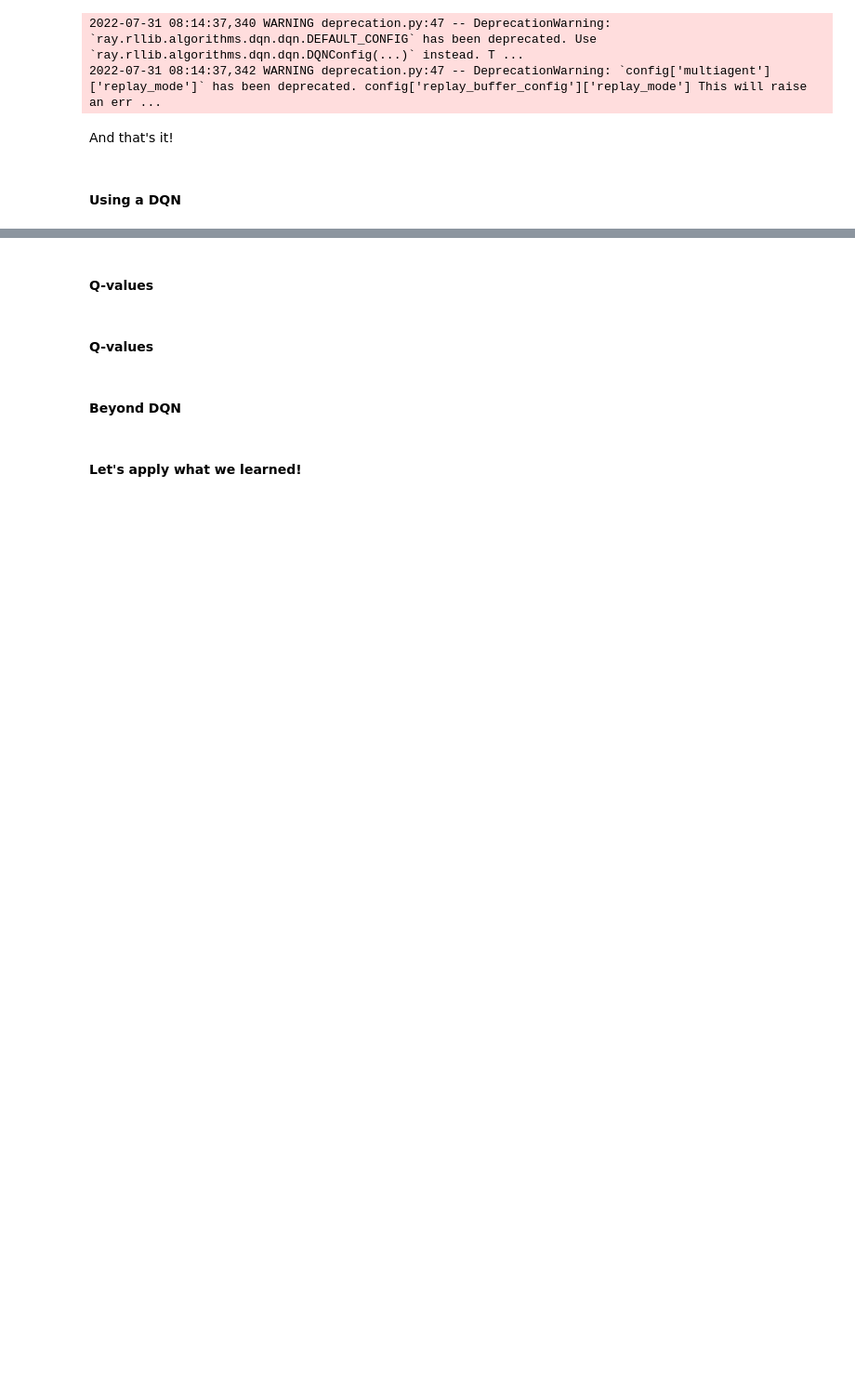
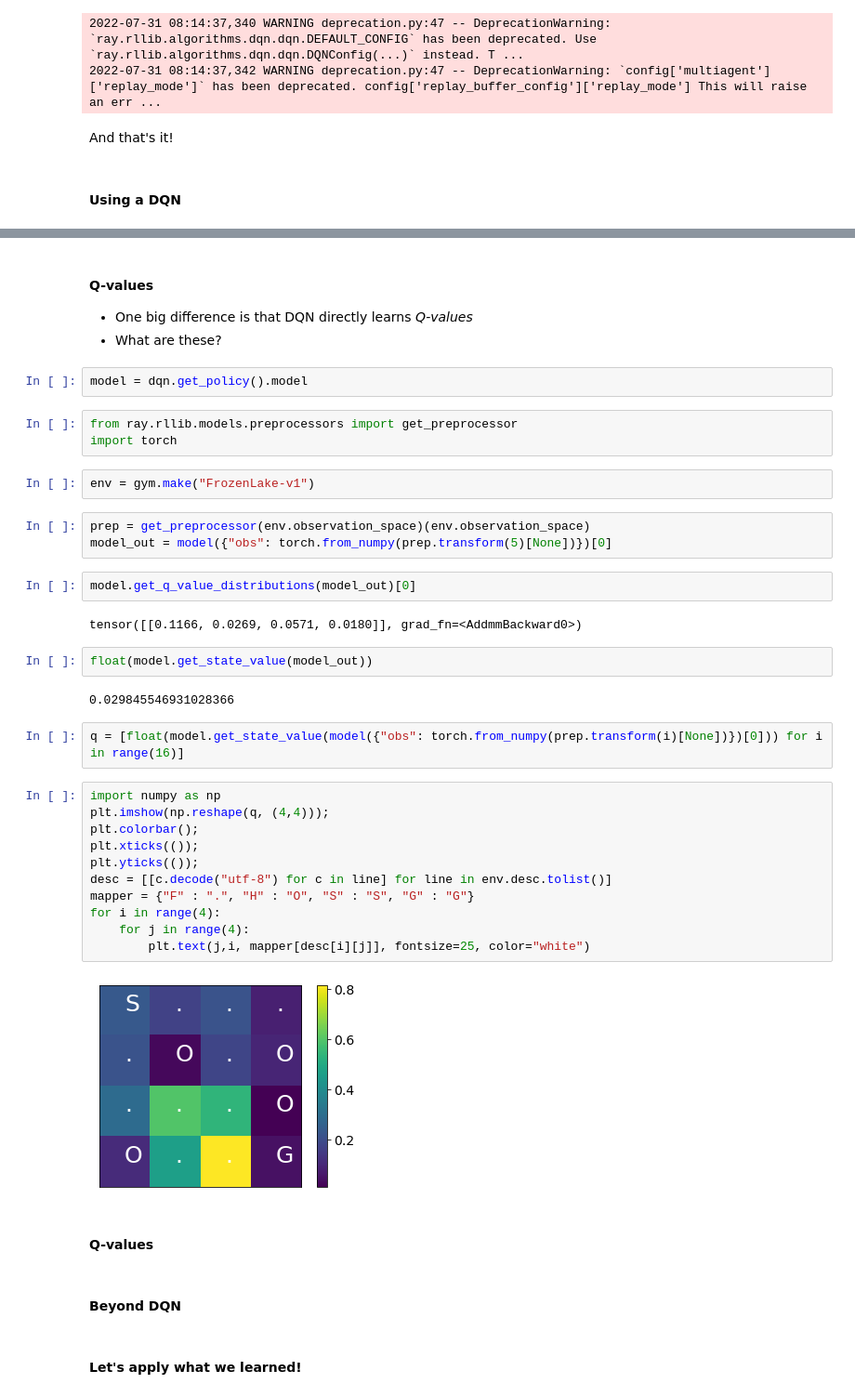
Before and after one commit to anyscale/rl-course, a Jupyter notebook: notebooks/05-under-the-hood/05_01_dqn.ipynb, the cells around one changed output, grey strips where cells are left out. Shown at 93% size. Saved outputs shown, nothing was run; the diff lists cells and outputs as text; blank space fills up the shorter version.

```diff
--- a/notebooks/05-under-the-hood/05_01_dqn.ipynb
+++ b/notebooks/05-under-the-hood/05_01_dqn.ipynb
@@ -46,5 +90,41 @@ should show that for the recommender problem, acting deterministically without e
 # %% [markdown]
 #### Q-values
+
+- One big difference is that DQN directly learns _Q-values_
+- What are these?
+# %%
+model = dqn.get_policy().model
+# %%
+from ray.rllib.models.preprocessors import get_preprocessor
+import torch
+# %%
+env = gym.make("FrozenLake-v1")
+# %%
+prep = get_preprocessor(env.observation_space)(env.observation_space)
+model_out = model({"obs": torch.from_numpy(prep.transform(5)[None])})[0]
+# %%
+model.get_q_value_distributions(model_out)[0]
+# %% [output]
+tensor([[0.1166, 0.0269, 0.0571, 0.0180]], grad_fn=<AddmmBackward0>)
+# %%
+float(model.get_state_value(model_out))
+# %% [output]
+0.029845546931028366
+# %%
+q = [float(model.get_state_value(model({"obs": torch.from_numpy(prep.transform(i)[None])})[0])) for i in range(16)]
+# %%
+import numpy as np
+plt.imshow(np.reshape(q, (4,4)));
+plt.colorbar();
+plt.xticks(());
+plt.yticks(());
+desc = [[c.decode("utf-8") for c in line] for line in env.desc.tolist()]
+mapper = {"F" : ".", "H" : "O", "S" : "S", "G" : "G"}
+for i in range(4):
+    for j in range(4):
+        plt.text(j,i, mapper[desc[i][j]], fontsize=25, color="white")
+# %% [output]
+[figure, added]
 # %% [markdown]
 #### Q-values
 # %% [markdown]
```
Also changed, not shown: parts of 10 cells of this notebook.
